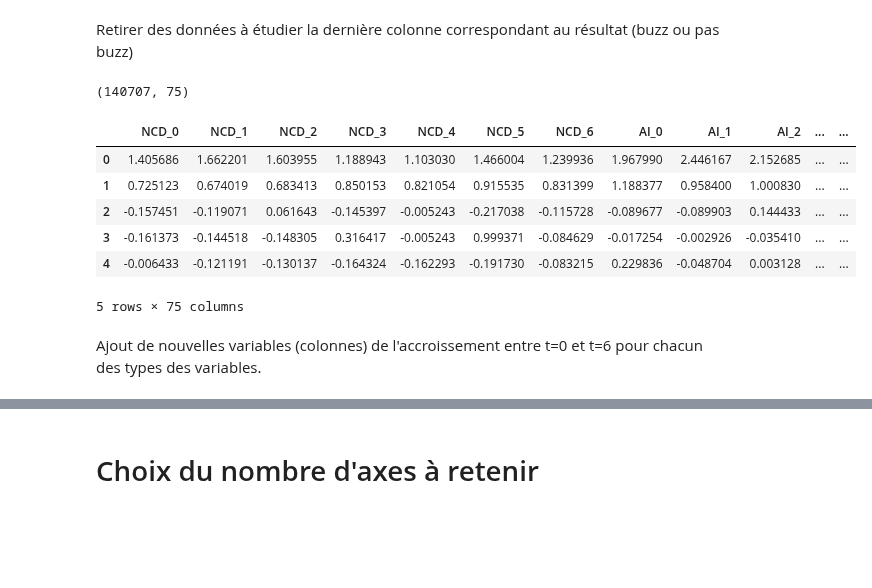
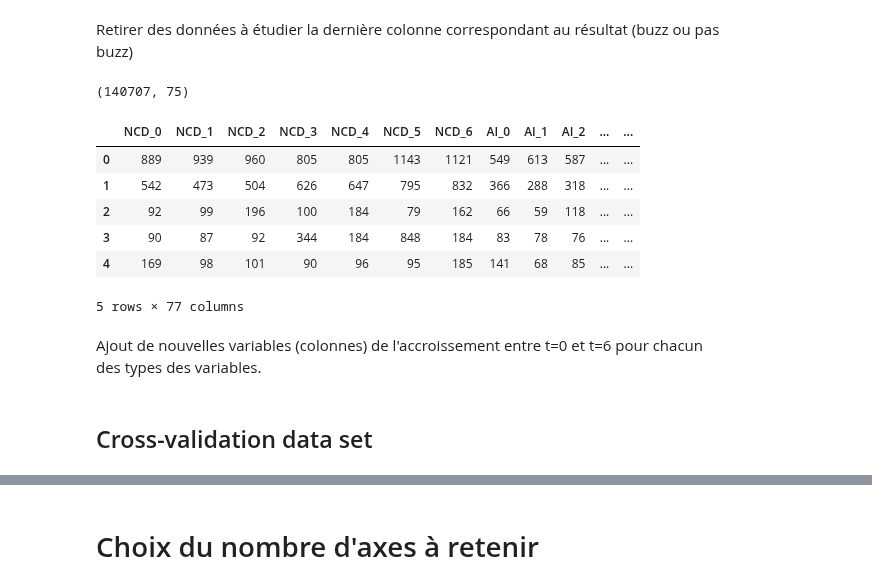
Before and after one commit to imachraoui/Buzz-social-media, a Jupyter notebook: Project-Buzz.ipynb, the cells around one changed output, grey strips where cells are left out. Drawn from its saved outputs; the diff is of its cells as text; code cells hidden in the pictures; blank space fills up the shorter version.

Commit message:
cross validation data

```diff
--- a/Project-Buzz.ipynb
+++ b/Project-Buzz.ipynb
@@ -9,20 +9,20 @@ data = pandas.read_csv(pathToDataset, sep=",",encoding="utf8")
 # %% [markdown]
 Retirer des données à étudier la dernière colonne correspondant au résultat (buzz ou pas buzz)
 # %%
-df_nonNormalized = data.iloc[:, :75]
-df =(df_nonNormalized - df_nonNormalized.mean()) / df_nonNormalized.std()
+df_nonNormalized = data.iloc[:, :77]
+#df =(df_nonNormalized - df_nonNormalized.mean()) / df_nonNormalized.std()
 print(df.shape)
-y = data.iloc[:,76]
-df.head()
+y = data.iloc[:,77]
+df_nonNormalized.head()
 # %% [output]
 (140707, 75)
 |  | NCD_0 | NCD_1 | NCD_2 | NCD_3 | NCD_4 | NCD_5 | NCD_6 | AI_0 | AI_1 | AI_2 | ... | ... |
-| 0 | 1.405686 | 1.662201 | 1.603955 | 1.188943 | 1.103030 | 1.466004 | 1.239936 | 1.967990 | 2.446167 | 2.152685 | ... | ... |
-| 1 | 0.725123 | 0.674019 | 0.683413 | 0.850153 | 0.821054 | 0.915535 | 0.831399 | 1.188377 | 0.958400 | 1.000830 | ... | ... |
-| 2 | -0.157451 | -0.119071 | 0.061643 | -0.145397 | -0.005243 | -0.217038 | -0.115728 | -0.089677 | -0.089903 | 0.144433 | ... | ... |
-| 3 | -0.161373 | -0.144518 | -0.148305 | 0.316417 | -0.005243 | 0.999371 | -0.084629 | -0.017254 | -0.002926 | -0.035410 | ... | ... |
-| 4 | -0.006433 | -0.121191 | -0.130137 | -0.164324 | -0.162293 | -0.191730 | -0.083215 | 0.229836 | -0.048704 | 0.003128 | ... | ... |
+| 0 | 889 | 939 | 960 | 805 | 805 | 1143 | 1121 | 549 | 613 | 587 | ... | ... |
+| 1 | 542 | 473 | 504 | 626 | 647 | 795 | 832 | 366 | 288 | 318 | ... | ... |
+| 2 | 92 | 99 | 196 | 100 | 184 | 79 | 162 | 66 | 59 | 118 | ... | ... |
+| 3 | 90 | 87 | 92 | 344 | 184 | 848 | 184 | 83 | 78 | 76 | ... | ... |
+| 4 | 169 | 98 | 101 | 90 | 96 | 95 | 185 | 141 | 68 | 85 | ... | ... |
-5 rows × 75 columns
+5 rows × 77 columns
 # %% [markdown]
 Ajout de nouvelles variables (colonnes) de l'accroissement entre t=0 et t=6 pour chacun des types des variables.
 # %%
@@ -42,0 +43,2 @@ df = pandas.concat([df,accroissements],axis =1)
+# %% [markdown]
+## Cross-validation data set
```
Also changed, not shown: parts of 2 cells of this notebook.
